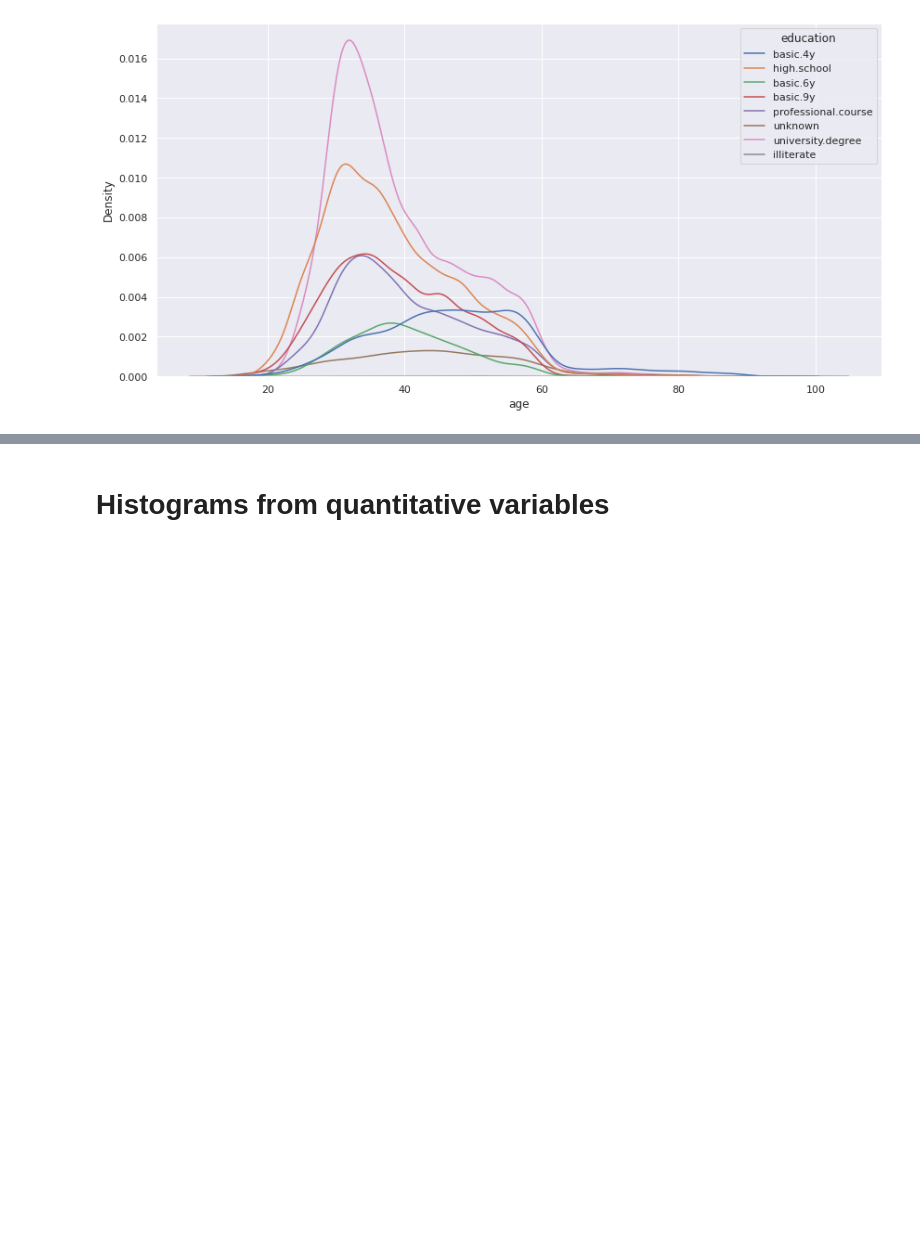
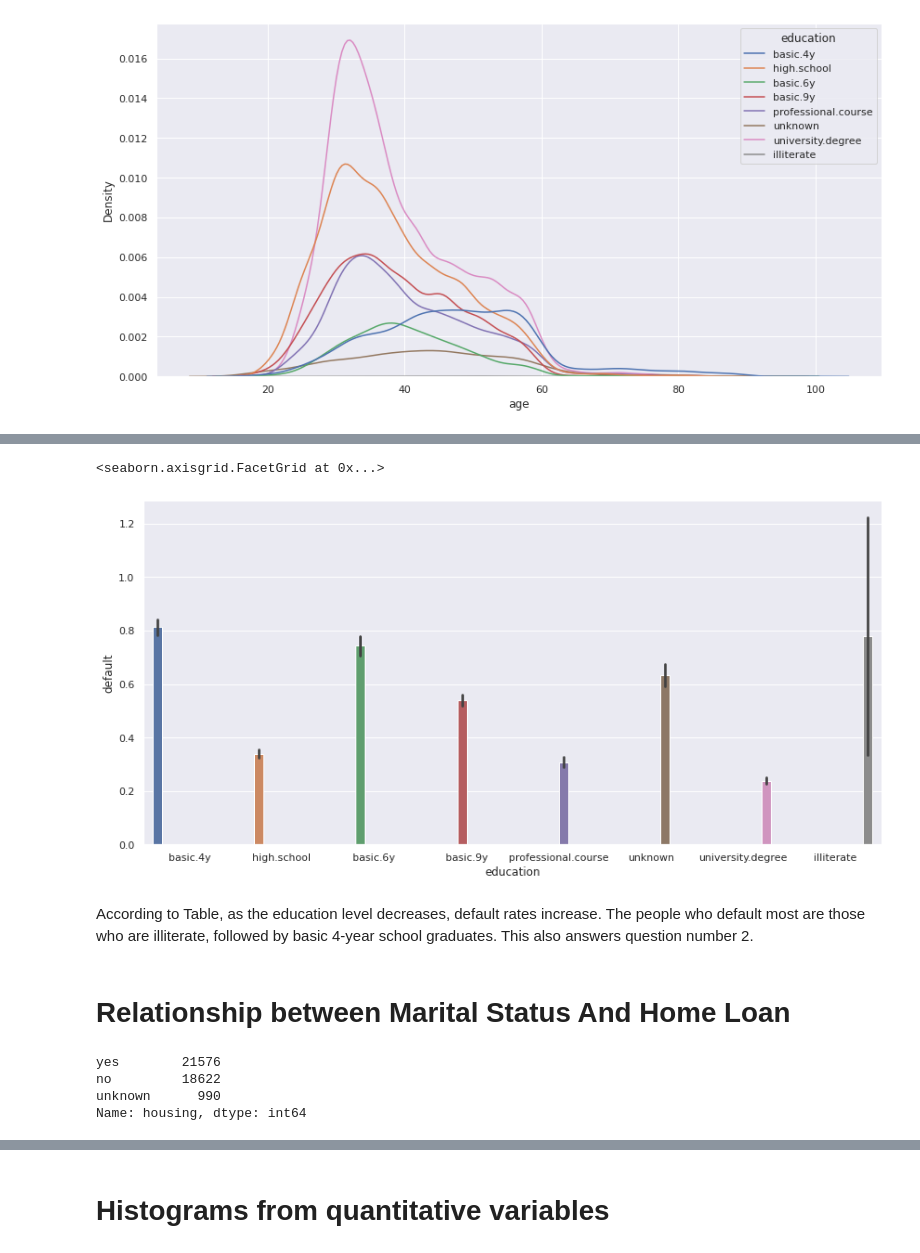
Before and after one commit to fatihardazengin/Bank-Marketing, a Jupyter notebook: bank-marketing-in-progress.ipynb, the cells around one changed output, grey strips where cells are left out. Drawn from its saved outputs; the diff is of its cells as text; code cells hidden in the pictures; blank space fills up the shorter version.

```diff
--- a/bank-marketing-in-progress.ipynb
+++ b/bank-marketing-in-progress.ipynb
@@ -105,7 +119,7 @@ for dirname, _, filenames in os.walk('/kaggle/input'):
 /kaggle/input/bank-marketing/bank-additional-full.csv
 # %%
 bdata=pd.read_csv("../input/bank-marketing/bank-additional-full.csv",sep=";"  ) #adding data to pandas.
-
+nbdata=pd.read_csv("../input/bank-marketing/bank-additional-full.csv",sep=";"  )
 bdata.head()
 # %% [output]
 |  | age | job | marital | education | default | housing | loan | contact | month | day_of_week | ... |
@@ -236,0 +273,4 @@ sns.kdeplot(data=bdata, x="age", hue="education")
+# %%
+nbdata['default']=nbdata['default'].map(
+                   {'yes':1 ,'no':0 ,'unknown': 2 })
+nbdata.head()
@@ -236,0 +285,18 @@ sns.kdeplot(data=bdata, x="age", hue="education")
+# %%
+sns.catplot(x="education", y="default", hue="education", kind="bar", data=nbdata ,height=6,aspect=2,legend=False, )
+# %% [output]
+<seaborn.axisgrid.FacetGrid at 0x...>
+[figure, added]
+# %% [markdown]
+According to Table, as the education level decreases, default rates increase. The people who default most
+are those who are illiterate, followed by basic 4-year school graduates. This also answers question
+number 2.
+# %% [markdown]
+# **Relationship between Marital Status And Home Loan**
+# %%
+bdata.housing.value_counts()
+# %% [output]
+yes        21576
+no         18622
+unknown      990
+Name: housing, dtype: int64
```
Also changed, not shown: parts of 49 cells of this notebook.
